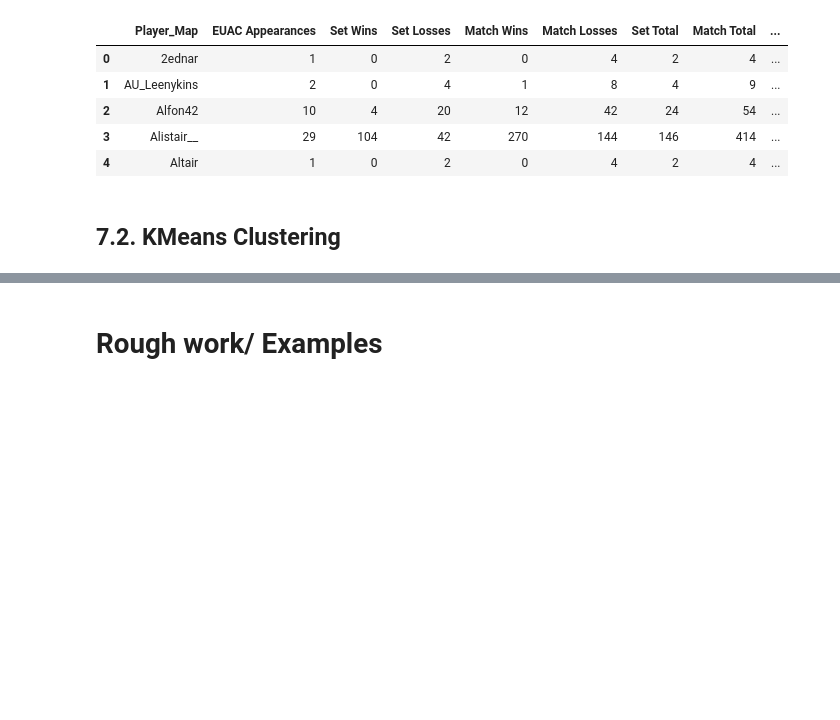
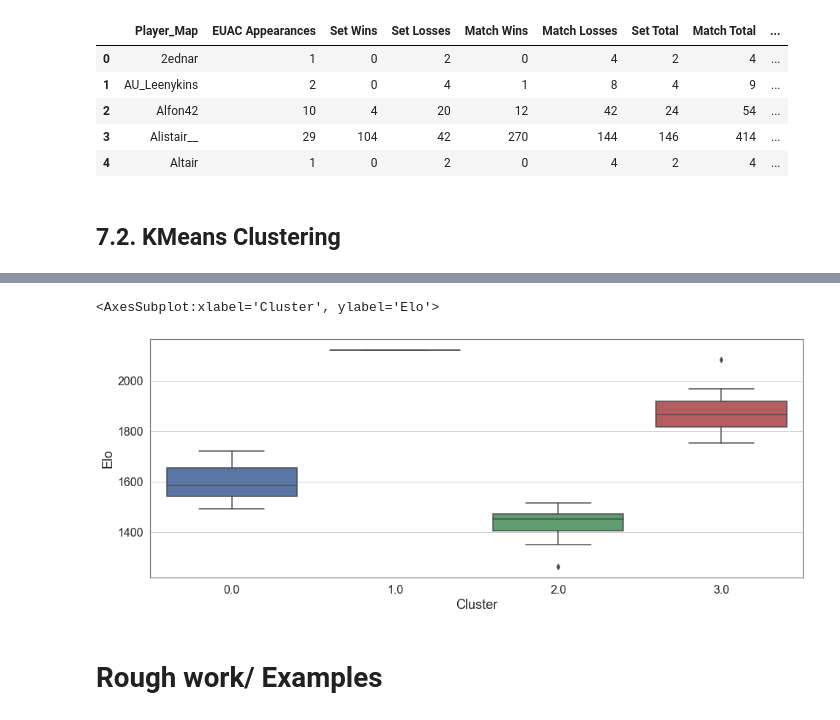
Before and after one commit to DarrenCCT/Tournament-Analysis, a Jupyter notebook: EUAC - Analysis.ipynb, the cells around one changed output, grey strips where cells are left out. Cells and saved outputs as stored; diff of their text form; code cells hidden in the pictures; blank space fills up the shorter version.

```diff
--- a/EUAC - Analysis.ipynb
+++ b/EUAC - Analysis.ipynb
@@ -1580,3 +1650,10 @@ Silhouette Score for 10 clusters: 0.308
+# %%
+# Visualize Elo by cluster
+import seaborn as sns
+sns.boxplot(data=statsdf, x="Cluster", y="Elo")
+# %% [output]
+<AxesSubplot:xlabel='Cluster', ylabel='Elo'>
+[figure, added]
 # %% [markdown]
 # Rough work/ Examples
 # %%
```
Also changed, not shown: parts of 42 cells of this notebook.
